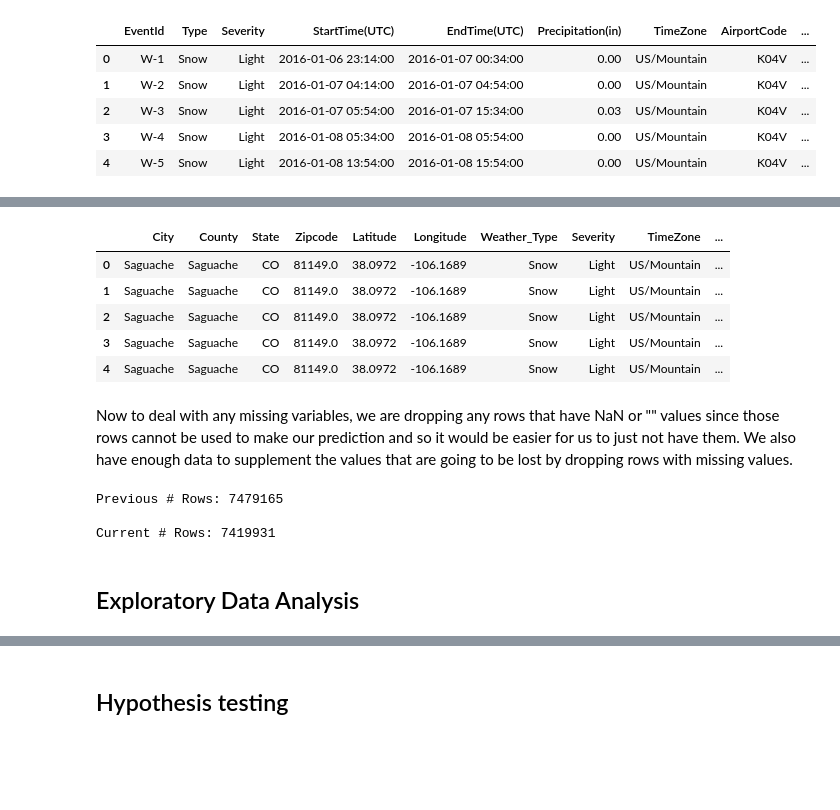
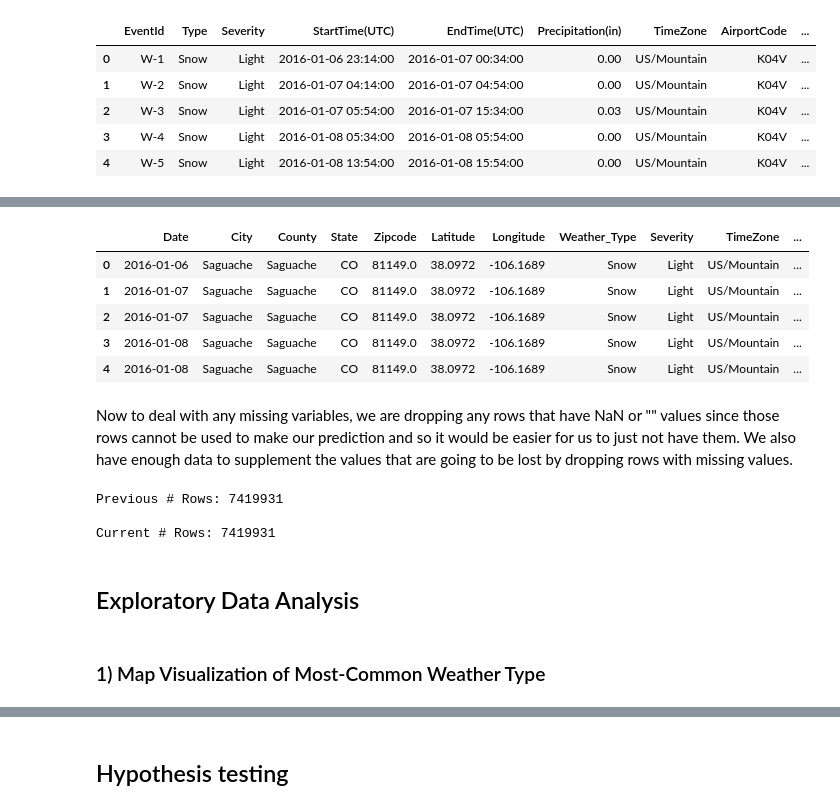
Before and after one commit to mariakeerthi/mariakeerthi.github.io, a Jupyter notebook: final_project.ipynb, the cells around one changed output, grey strips where cells are left out. Drawn from its saved outputs; the diff is of its cells as text; code cells hidden in the pictures; blank space fills up the shorter version.

Commit message:
Map Visualization begun and added Date extraction

```diff
--- a/final_project.ipynb
+++ b/final_project.ipynb
@@ -40,0 +42,7 @@ Now we have to clean the data. I am first going to drop columns that we do not n
+# %%
+#weather_data.columns
+weather_data.iloc[3]['StartTime(UTC)']
+weather_data = weather_data.rename(columns={"StartTime(UTC)" : "StartTime"})
+# %%
+# Creating seperate date column without time aspect to it
+weather_data['Date'] = weather_data.apply(lambda row: (row.StartTime.split(" ")[0]), axis=1)
@@ -41,15 +58,15 @@ Now we have to clean the data. I am first going to drop columns that we do not n
 # %%
-weather_data = weather_data.drop(columns=['EventId', 'StartTime(UTC)', 'EndTime(UTC)', 'Precipitation(in)'])
-weather_data = weather_data[['City', 'County', 'State', 'ZipCode', 'LocationLat', 'LocationLng', 'Type', 'Severity', 'TimeZone', 'AirportCode']]
-weather_data.columns = ['City', 'County', 'State', 'Zipcode', 'Latitude', 'Longitude', 'Weather_Type', 'Severity', 'TimeZone', 'AirportCode']
+weather_data = weather_data.drop(columns=['EventId', 'StartTime', 'EndTime(UTC)', 'Precipitation(in)'])
+weather_data = weather_data[['Date','City', 'County', 'State', 'ZipCode', 'LocationLat', 'LocationLng', 'Type', 'Severity', 'TimeZone', 'AirportCode']]
+weather_data.columns = ['Date','City', 'County', 'State', 'Zipcode', 'Latitude', 'Longitude', 'Weather_Type', 'Severity', 'TimeZone', 'AirportCode']
 
 weather_data.head()
 # %% [output]
-|  | City | County | State | Zipcode | Latitude | Longitude | Weather_Type | Severity | TimeZone | ... |
-| 0 | Saguache | Saguache | CO | 81149.0 | 38.0972 | -106.1689 | Snow | Light | US/Mountain | ... |
-| 1 | Saguache | Saguache | CO | 81149.0 | 38.0972 | -106.1689 | Snow | Light | US/Mountain | ... |
-| 2 | Saguache | Saguache | CO | 81149.0 | 38.0972 | -106.1689 | Snow | Light | US/Mountain | ... |
-| 3 | Saguache | Saguache | CO | 81149.0 | 38.0972 | -106.1689 | Snow | Light | US/Mountain | ... |
-| 4 | Saguache | Saguache | CO | 81149.0 | 38.0972 | -106.1689 | Snow | Light | US/Mountain | ... |
+|  | Date | City | County | State | Zipcode | Latitude | Longitude | Weather_Type | Severity | TimeZone | ... |
+| 0 | 2016-01-06 | Saguache | Saguache | CO | 81149.0 | 38.0972 | -106.1689 | Snow | Light | US/Mountain | ... |
+| 1 | 2016-01-07 | Saguache | Saguache | CO | 81149.0 | 38.0972 | -106.1689 | Snow | Light | US/Mountain | ... |
+| 2 | 2016-01-07 | Saguache | Saguache | CO | 81149.0 | 38.0972 | -106.1689 | Snow | Light | US/Mountain | ... |
+| 3 | 2016-01-08 | Saguache | Saguache | CO | 81149.0 | 38.0972 | -106.1689 | Snow | Light | US/Mountain | ... |
+| 4 | 2016-01-08 | Saguache | Saguache | CO | 81149.0 | 38.0972 | -106.1689 | Snow | Light | US/Mountain | ... |
 # %% [markdown]
 Now to deal with any missing variables, we are dropping any rows that have NaN or "" values since those rows cannot be used to make our prediction and so it would be easier for us to just not have them. We also have enough data to supplement the values that are going to be lost by dropping rows with missing values.
@@ -58,6 +77,7 @@ print("Previous # Rows: " + str(len(weather_data.index)) + "\n")
 
 weather_data = weather_data.dropna()
 weather_data = weather_data[weather_data.City != ""]
+weather_data = weather_data[weather_data.Date != ""]
 weather_data = weather_data[weather_data.County != ""]
 weather_data = weather_data[weather_data.State != ""]
 weather_data = weather_data[weather_data.Weather_Type != ""]
@@ -66,9 +86,14 @@ weather_data = weather_data[weather_data.TimeZone != ""]
 weather_data = weather_data[weather_data.AirportCode != ""]
 
 print("Current # Rows: " + str(len(weather_data.index)))
+
+#### RUN ALL CELLS AGAIN TO ENSURE THAT THE TWO NUMBERS BELOW ARE DIFFERENT - I ran mine in different orders
+### to test things for the date extracting, so the numbers are the same below rn, but they shouldn't be.
 # %% [output]
-Previous # Rows: 7479165
+Previous # Rows: 7419931
 
 Current # Rows: 7419931
 # %% [markdown]
 ## Exploratory Data Analysis
+# %% [markdown]
+### 1) Map Visualization of Most-Common Weather Type
```
Also changed, not shown: parts of 26 cells of this notebook.
